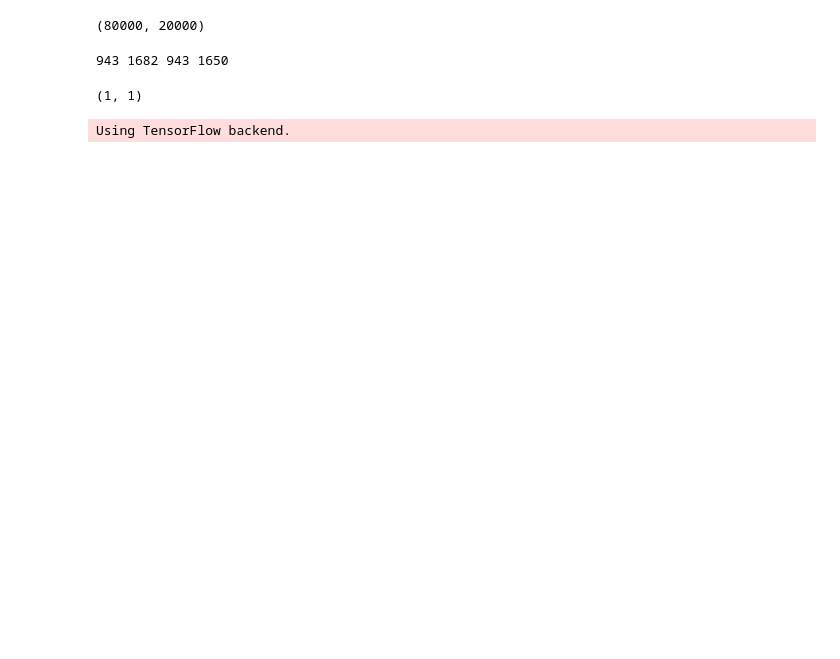
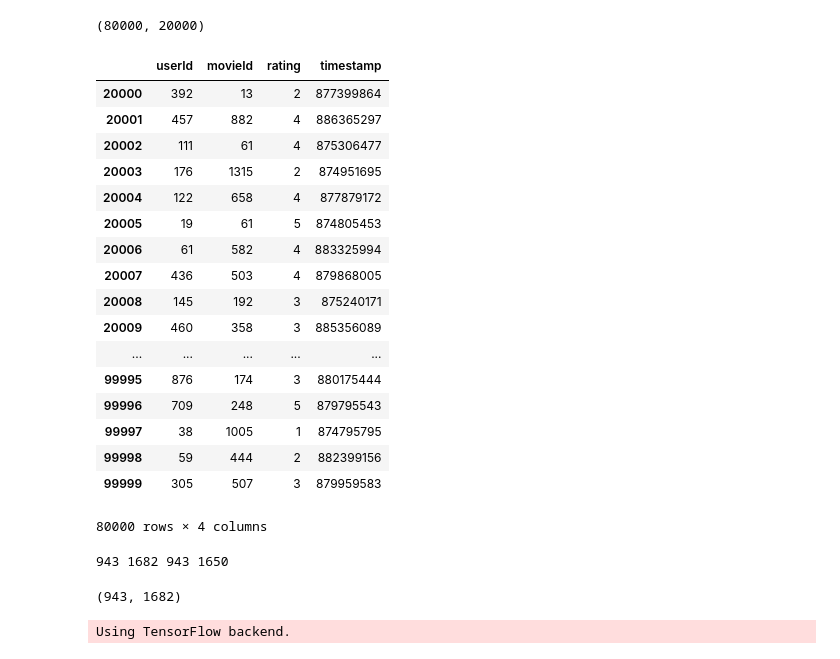
Before and after one commit to lab-ml-itba/14_Sistemas_Recomendacion, a Jupyter notebook: 3_MF-KERAS.ipynb, the cells around one changed output. Cells and saved outputs as stored; diff of their text form; code cells hidden in the pictures; blank space fills up the shorter version.

```diff
--- a/3_MF-KERAS.ipynb
+++ b/3_MF-KERAS.ipynb
@@ -28,6 +90,27 @@ ratings_val = ratings[:n_split]
 len(ratings_train), len(ratings_val)
 # %% [output]
 (80000, 20000)
+# %%
+ratings_train
+# %% [output]
+|  | userId | movieId | rating | timestamp |
+| 20000 | 392 | 13 | 2 | 877399864 |
+| 20001 | 457 | 882 | 4 | 886365297 |
+| 20002 | 111 | 61 | 4 | 875306477 |
+| 20003 | 176 | 1315 | 2 | 874951695 |
+| 20004 | 122 | 658 | 4 | 877879172 |
+| 20005 | 19 | 61 | 5 | 874805453 |
+| 20006 | 61 | 582 | 4 | 883325994 |
+| 20007 | 436 | 503 | 4 | 879868005 |
+| 20008 | 145 | 192 | 3 | 875240171 |
+| 20009 | 460 | 358 | 3 | 885356089 |
+| ... | ... | ... | ... | ... |
+| 99995 | 876 | 174 | 3 | 880175444 |
+| 99996 | 709 | 248 | 5 | 879795543 |
+| 99997 | 38 | 1005 | 1 | 874795795 |
+| 99998 | 59 | 444 | 2 | 882399156 |
+| 99999 | 305 | 507 | 3 | 879959583 |
+80000 rows × 4 columns
 # %%
 n_users = int(ratings.userId.nunique())
 n_movies = int(ratings.movieId.nunique())
@@ -38,9 +121,9 @@ print(n_users, n_movies, n_users_train, n_movies_train)
 943 1682 943 1650
 # %%
 # Por el embedding que arranca en 1
-ratings_train['userId'].min(), ratings_train['movieId'].min()
+ratings_train['userId'].max(), ratings_train['movieId'].max()
 # %% [output]
-(1, 1)
+(943, 1682)
 # %%
 from keras.layers import Embedding, Input, Flatten, Dot
 from keras import Model
```
Also changed, not shown: parts of 10 cells of this notebook, 9 other files.
